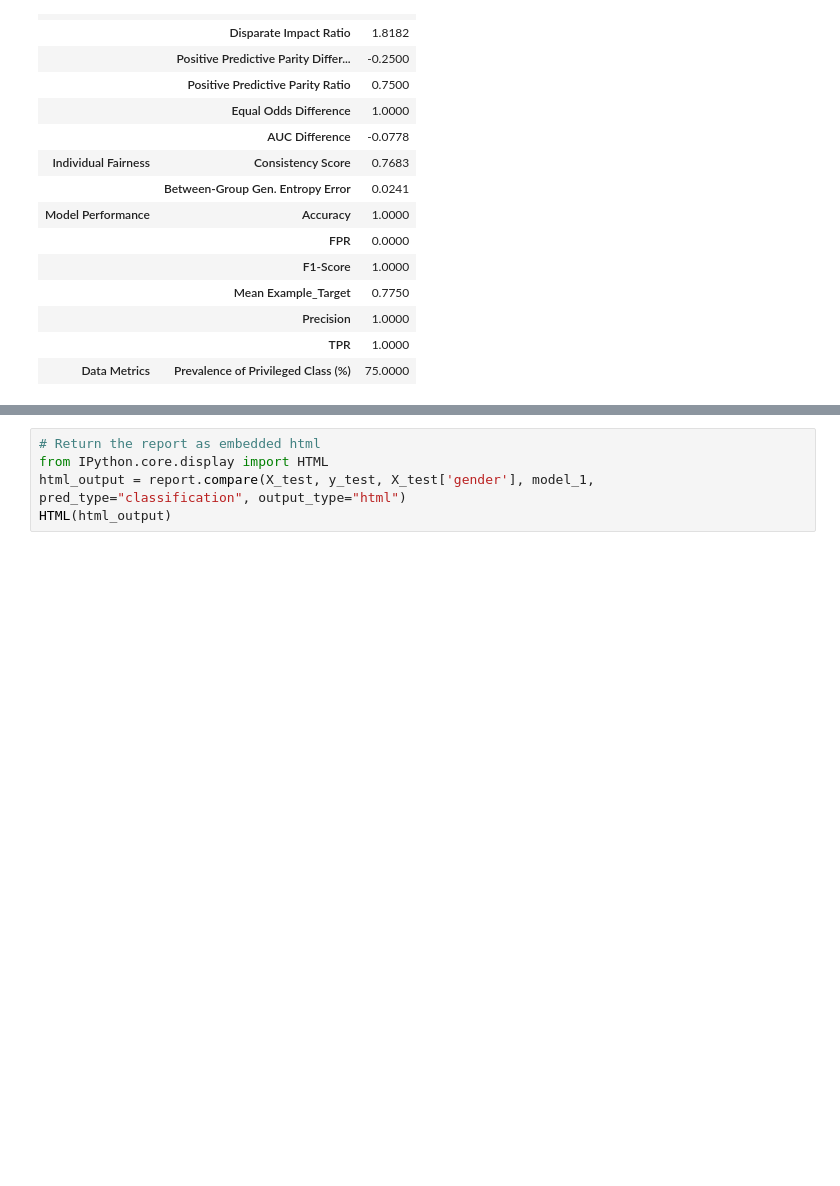
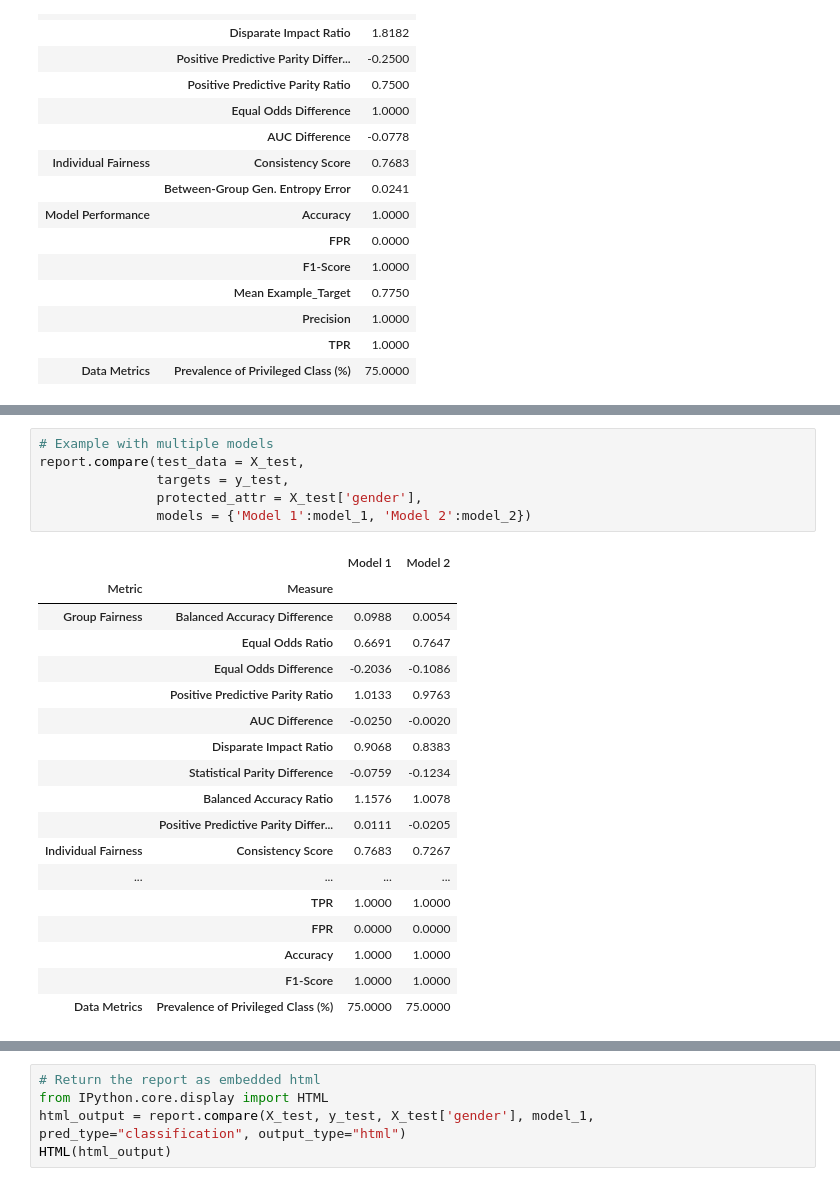
Before and after one commit to KenSciResearch/fairMLHealth, a Jupyter notebook: examples_and_tutorials/Example-ToolUsage_BinaryClassification.ipynb, the cells around one changed output, grey strips where cells are left out. Cells and saved outputs as stored; diff of their text form; blank space fills up the shorter version.

```diff
--- a/examples_and_tutorials/Example-ToolUsage_BinaryClassification.ipynb
+++ b/examples_and_tutorials/Example-ToolUsage_BinaryClassification.ipynb
@@ -81,0 +88,25 @@ report.compare(X_test, y_test, X_test['ethnicity'], model_1, flag_oor=True)
+# %%
+# Example with multiple models
+report.compare(test_data = X_test,
+               targets = y_test,
+               protected_attr = X_test['gender'],
+               models = {'Model 1':model_1, 'Model 2':model_2})
+# %% [output]
+|  |  | Model 1 | Model 2 |
+| Metric | Measure |  |  |
+| Group Fairness | Balanced Accuracy Difference | 0.0988 | 0.0054 |
+|  | Equal Odds Ratio | 0.6691 | 0.7647 |
+|  | Equal Odds Difference | -0.2036 | -0.1086 |
+|  | Positive Predictive Parity Ratio | 1.0133 | 0.9763 |
+|  | AUC Difference | -0.0250 | -0.0020 |
+|  | Disparate Impact Ratio | 0.9068 | 0.8383 |
+|  | Statistical Parity Difference | -0.0759 | -0.1234 |
+|  | Balanced Accuracy Ratio | 1.1576 | 1.0078 |
+|  | Positive Predictive Parity Differ... | 0.0111 | -0.0205 |
+| Individual Fairness | Consistency Score | 0.7683 | 0.7267 |
+| ... | ... | ... | ... |
+|  | TPR | 1.0000 | 1.0000 |
+|  | FPR | 0.0000 | 0.0000 |
+|  | Accuracy | 1.0000 | 1.0000 |
+|  | F1-Score | 1.0000 | 1.0000 |
+| Data Metrics | Prevalence of Privileged Class (%) | 75.0000 | 75.0000 |
```
Also changed, not shown: parts of 12 cells of this notebook, 2 other files.
